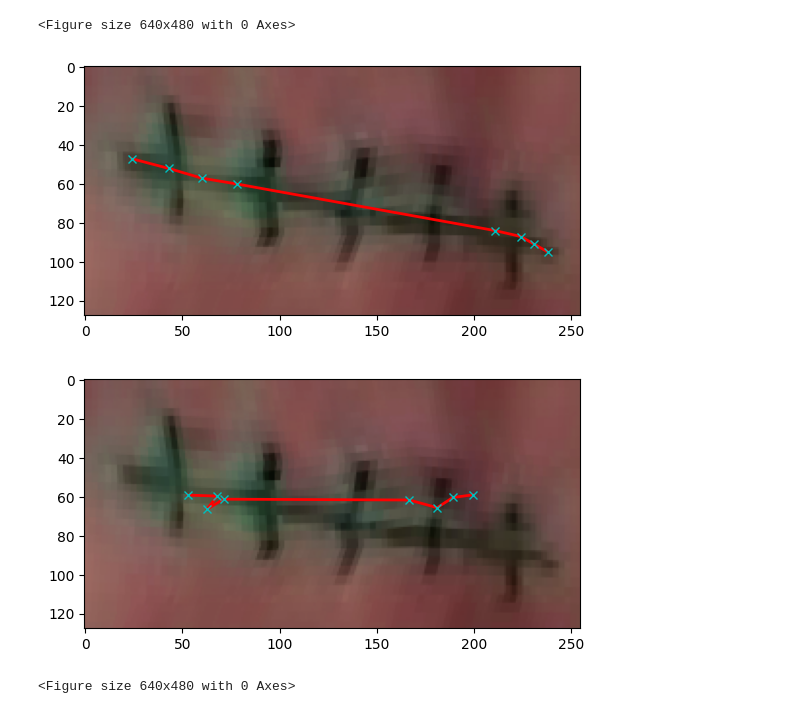
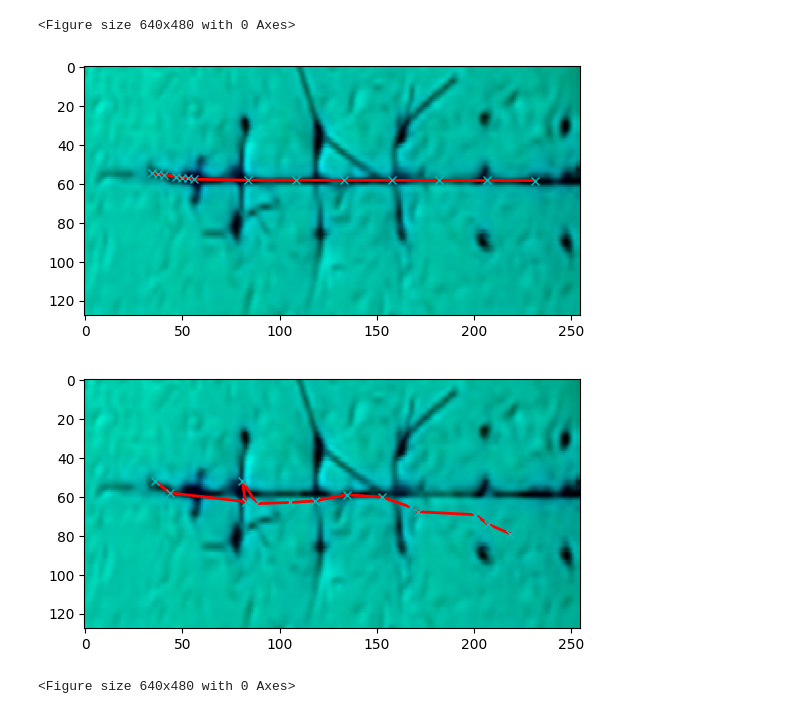
Before and after one commit to tomhruby1/zdo, a Jupyter notebook: training_n_points.ipynb, the cells around one changed output. Cells and saved outputs as stored; diff of their text form; code cells hidden in the pictures.

```diff
--- a/training_n_points.ipynb
+++ b/training_n_points.ipynb
@@ -18,7 +18,7 @@ data_train_p = Path('data/data_train.json')
 import torch.nn as nn
 from torchvision.models import vgg11, VGG11_Weights
 
-NUM_POINTS = 12
+NUM_POINTS = 14
 
 # define model
 class Model1(nn.Module):
@@ -198,17 +198,17 @@ training finished
 # %%
 # val_dataset = ZdoDataset(data_valid_p, normalize=True, transform=transform, incision_points=2)
-im, points = val_dataset.__getitem__(8)
+im, points = val_dataset.__getitem__(7)
 visualize(im, points, unnormalize=True)
 
 # prediction:
 model.eval()
 im2 = (im.unsqueeze(0)).to(device)
 points_pred = model(im2)
 points_pred = points_pred.reshape([NUM_POINTS,2]).detach().cpu()
 visualize(im, points_pred, unnormalize=True)
 plt.figure()
 # %% [output]
 <Figure size 640x480 with 0 Axes>
-[figure, old version]
+[figure, new version]
-[figure, old version]
+[figure, new version]
 <Figure size 640x480 with 0 Axes>
```
Also changed, not shown: parts of 3 cells of this notebook, 1 other file.
